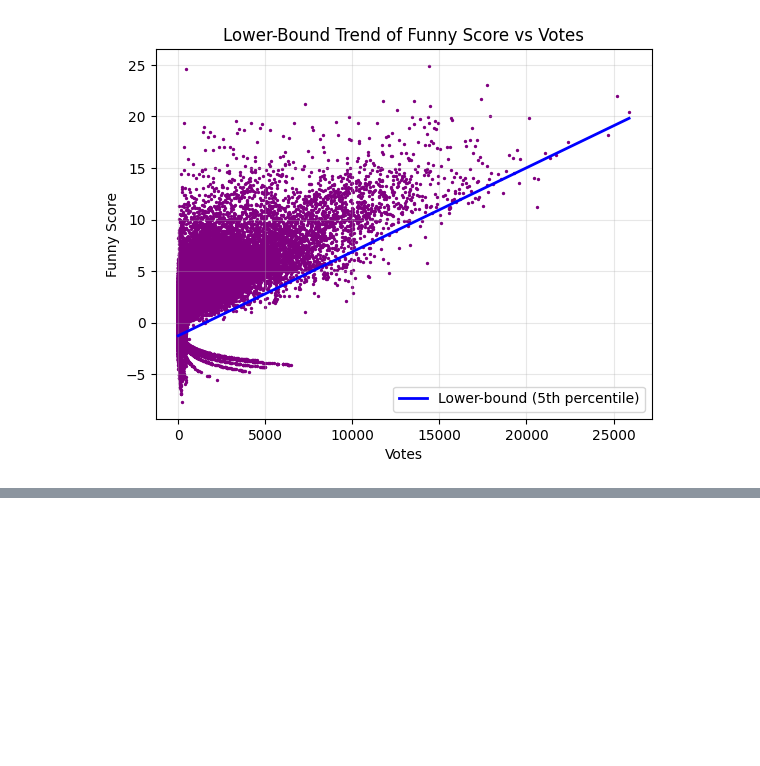
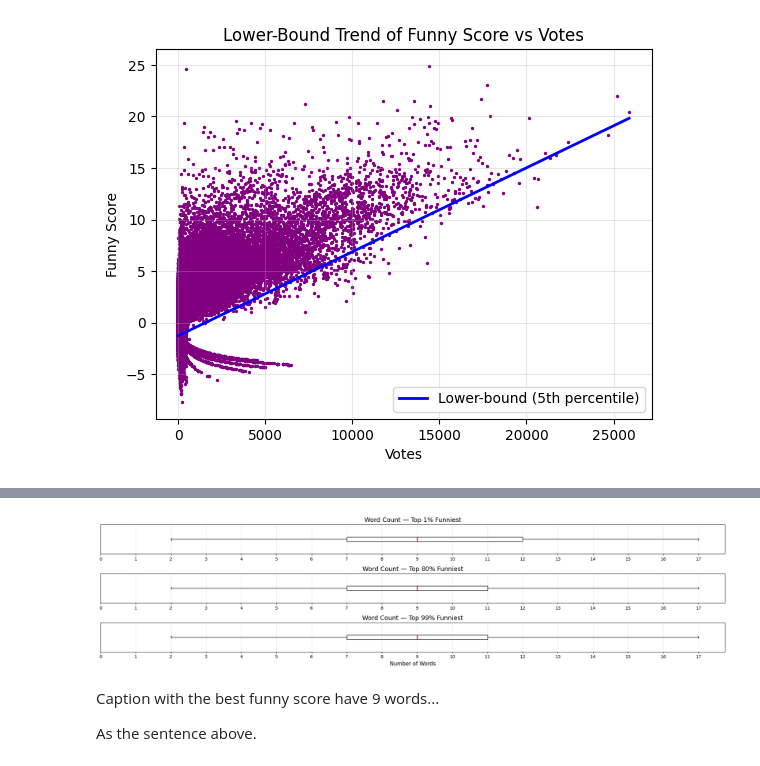
Before and after one commit to epfl-ada/ada-2025-project-adacore42, a Jupyter notebook: _Other/dom_analysis/dom_axis_1.ipynb, the cells around one changed output, grey strips where cells are left out. Saved outputs shown, nothing was run; the diff lists cells and outputs as text; code cells hidden in the pictures; blank space fills up the shorter version.

```diff
--- a/_Other/dom_analysis/dom_axis_1.ipynb
+++ b/_Other/dom_analysis/dom_axis_1.ipynb
@@ -220,0 +294,48 @@ It is obviously not the number of votes itself which gives a good rating to a ca
+# %%
+quantiles = [0.01, 0.80, 0.99]
+labels = ["Top 1% Funniest", "Top 80% Funniest", "Top 99% Funniest"]
+
+plt.figure(figsize=(20, 5))   # Tall figure for vertical alignment
+
+for i, (q, label) in enumerate(zip(quantiles, labels), start=1):
+
+    # Get filtered dataset
+    df_q, _ = get_top_funny_no_outliers(dataAm, quantile=q)
+
+    # Select subplot (3 rows, 1 column)
+    plt.subplot(3, 1, i)
+
+    # Boxplot
+    plt.boxplot(
+        df_q["word_count"],
+        vert=False,
+        medianprops=dict(color="red", linewidth=2),
+        whiskerprops=dict(color="black"),
+        capprops=dict(color="black"),
+        boxprops=dict(color="black")
+    )
+
+    # Title
+    plt.title(f"Word Count — {label}", fontsize=14)
+
+    # Remove y-axis completely
+    plt.yticks([])
+    plt.ylabel("")
+
+    # Custom x-axis ticks (dynamic)
+    max_wc = df_q["word_count"].max()
+    step = max(1, int(max_wc // 15))
+    plt.xticks(range(0, max_wc + 1, step))
+
+    # Grid
+    plt.grid(axis="x", alpha=0.3)
+
+plt.xlabel("Number of Words", fontsize=12)
+plt.tight_layout()
+plt.show()
+# %% [output]
+[figure, added]
+# %% [markdown]
+Caption with the best funny score have 9 words...
+
+As the sentence above.
```
Also changed, not shown: parts of 14 cells of this notebook, 1 other file.
